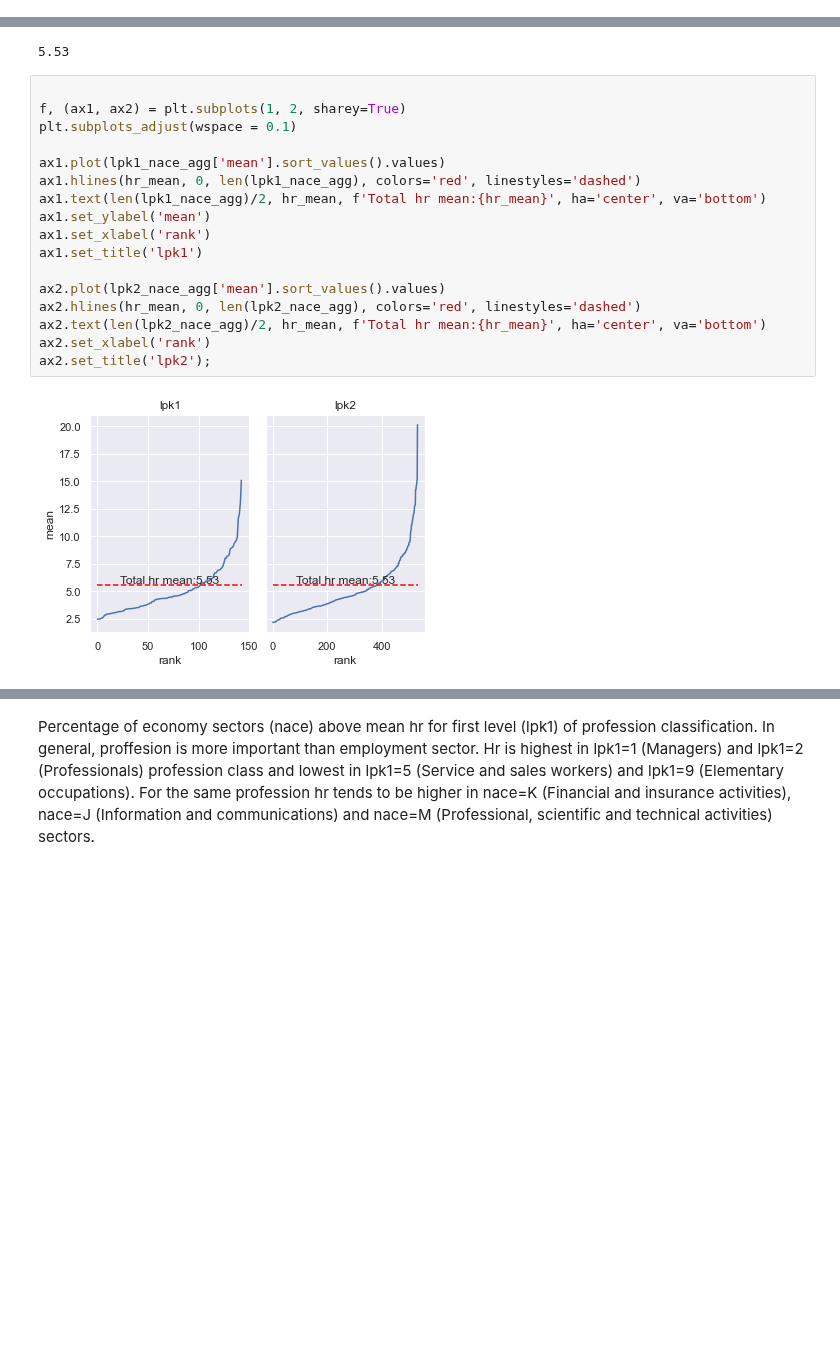
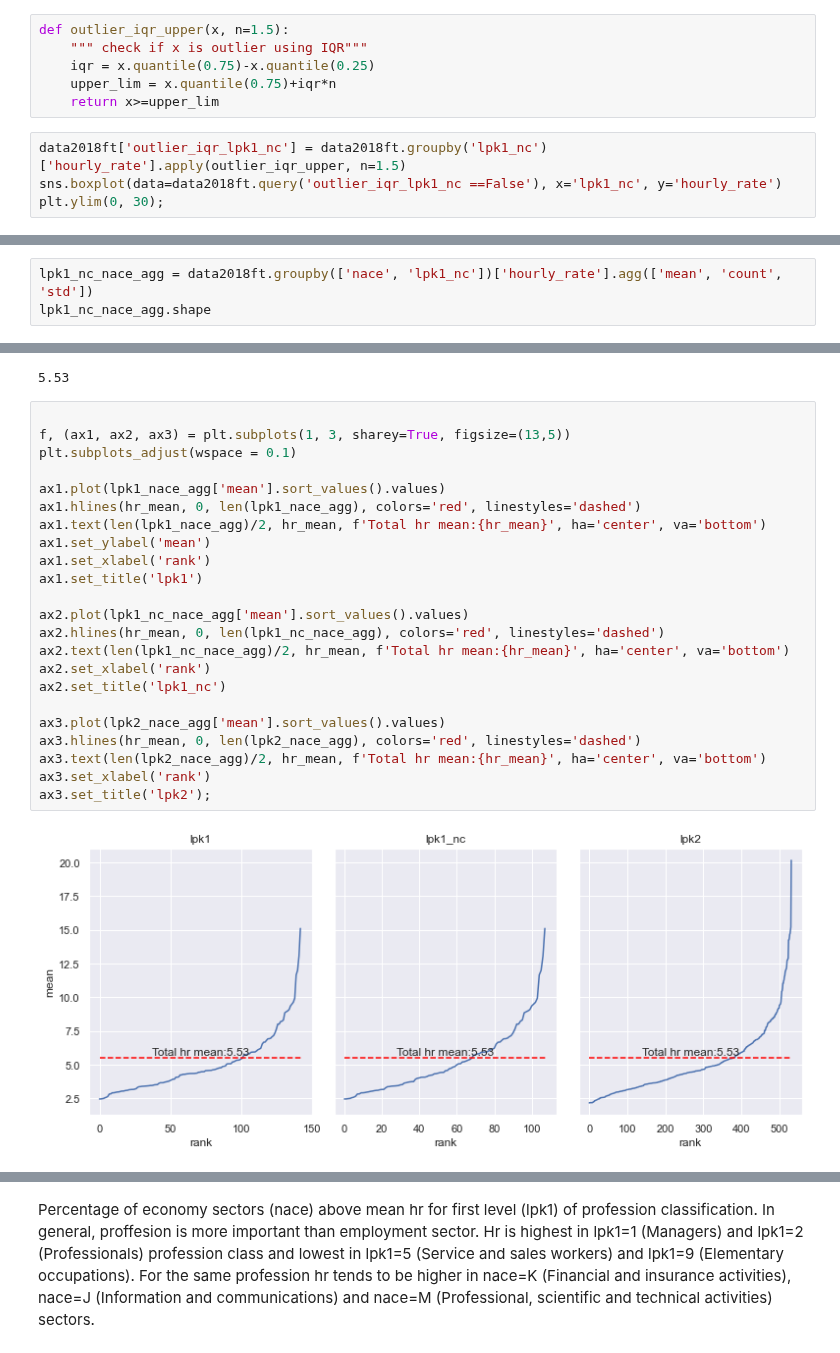
Before and after one commit to EdvinasStonevicius/LT-national-salary-analysis, a Jupyter notebook: python/Feature_engineering.ipynb, the cells around one changed output, grey strips where cells are left out. Saved outputs shown, nothing was run; the diff lists cells and outputs as text; blank space fills up the shorter version.

```diff
--- a/python/Feature_engineering.ipynb
+++ b/python/Feature_engineering.ipynb
@@ -241,0 +244,10 @@ plt.ylim(0, 25);
+# %%
+def outlier_iqr_upper(x, n=1.5):
+    """ check if x is outlier using IQR"""
+    iqr = x.quantile(0.75)-x.quantile(0.25)
+    upper_lim = x.quantile(0.75)+iqr*n
+    return x>=upper_lim
+# %%
+data2018ft['outlier_iqr_lpk1_nc'] = data2018ft.groupby('lpk1_nc')['hourly_rate'].apply(outlier_iqr_upper, n=1.5)
+sns.boxplot(data=data2018ft.query('outlier_iqr_lpk1_nc ==False'), x='lpk1_nc', y='hourly_rate')
+plt.ylim(0, 30);
@@ -266,3 +297,6 @@ lpk1_nace_agg = data2018ft.groupby(['nace', 'lpk1'])['hourly_rate'].agg(['mean',
 lpk1_nace_agg.shape
 # %% [output]
 (143, 3)
+# %%
+lpk1_nc_nace_agg = data2018ft.groupby(['nace', 'lpk1_nc'])['hourly_rate'].agg(['mean', 'count', 'std'])
+lpk1_nc_nace_agg.shape
@@ -297,22 +340,28 @@ hr_mean
 5.53
 # %%
 
-f, (ax1, ax2) = plt.subplots(1, 2, sharey=True)
+f, (ax1, ax2, ax3) = plt.subplots(1, 3, sharey=True, figsize=(13,5))
 plt.subplots_adjust(wspace = 0.1)
 
 ax1.plot(lpk1_nace_agg['mean'].sort_values().values)
 ax1.hlines(hr_mean, 0, len(lpk1_nace_agg), colors='red', linestyles='dashed')
 ax1.text(len(lpk1_nace_agg)/2, hr_mean, f'Total hr mean:{hr_mean}', ha='center', va='bottom')
 ax1.set_ylabel('mean')
 ax1.set_xlabel('rank')
 ax1.set_title('lpk1')
 
-ax2.plot(lpk2_nace_agg['mean'].sort_values().values)
-ax2.hlines(hr_mean, 0, len(lpk2_nace_agg), colors='red', linestyles='dashed')
-ax2.text(len(lpk2_nace_agg)/2, hr_mean, f'Total hr mean:{hr_mean}', ha='center', va='bottom')
+ax2.plot(lpk1_nc_nace_agg['mean'].sort_values().values)
+ax2.hlines(hr_mean, 0, len(lpk1_nc_nace_agg), colors='red', linestyles='dashed')
+ax2.text(len(lpk1_nc_nace_agg)/2, hr_mean, f'Total hr mean:{hr_mean}', ha='center', va='bottom')
 ax2.set_xlabel('rank')
-ax2.set_title('lpk2');
+ax2.set_title('lpk1_nc')
+
+ax3.plot(lpk2_nace_agg['mean'].sort_values().values)
+ax3.hlines(hr_mean, 0, len(lpk2_nace_agg), colors='red', linestyles='dashed')
+ax3.text(len(lpk2_nace_agg)/2, hr_mean, f'Total hr mean:{hr_mean}', ha='center', va='bottom')
+ax3.set_xlabel('rank')
+ax3.set_title('lpk2');
 # %% [output]
-[figure, old version]
+[figure, new version]
 # %%
 lpk1_nace_agg = data2018ft.groupby(['nace','lpk1'])['hourly_rate'].agg(['mean', 'count']).reset_index()
```
Also changed, not shown: parts of 16 cells of this notebook, 1 other file.
